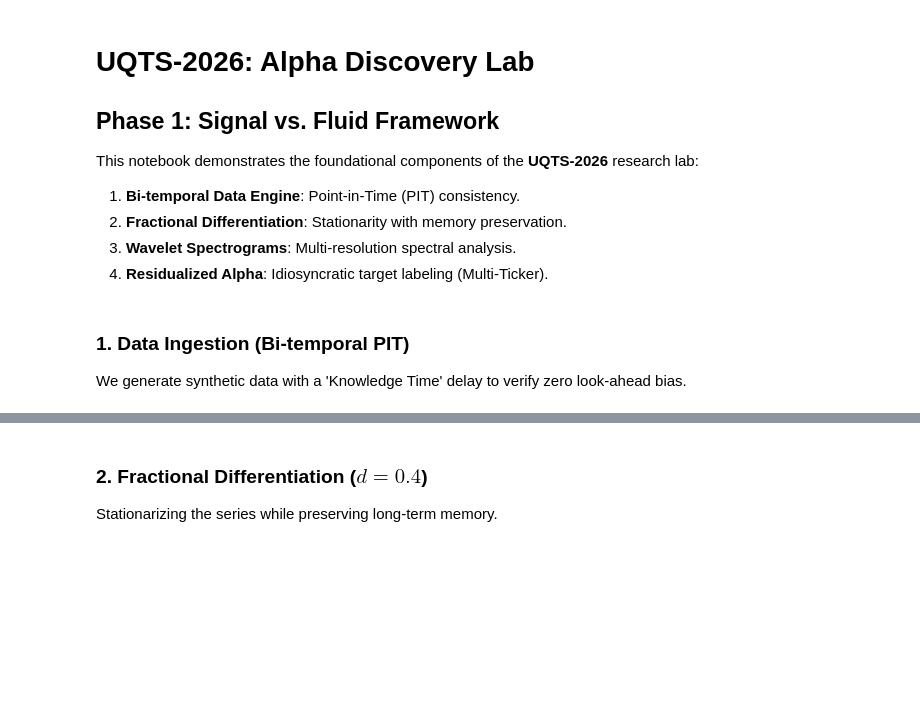
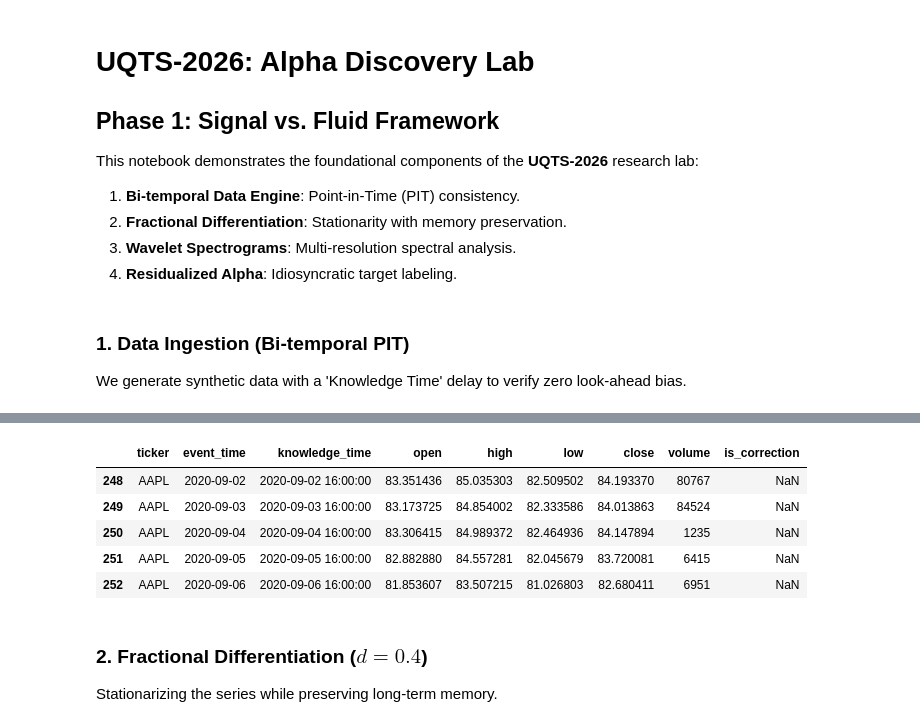
Before and after one commit to abhishek-jana/QTS2026, a Jupyter notebook: research_lab/alpha_discovery.ipynb, the cells around one changed output, grey strips where cells are left out. Drawn from its saved outputs; the diff is of its cells as text; code cells hidden in the pictures; blank space fills up the shorter version.

```diff
--- a/research_lab/alpha_discovery.ipynb
+++ b/research_lab/alpha_discovery.ipynb
@@ -6,7 +6,7 @@ This notebook demonstrates the foundational components of the **UQTS-2026** rese
 1. **Bi-temporal Data Engine**: Point-in-Time (PIT) consistency.
 2. **Fractional Differentiation**: Stationarity with memory preservation.
 3. **Wavelet Spectrograms**: Multi-resolution spectral analysis.
-4. **Residualized Alpha**: Idiosyncratic target labeling (Multi-Ticker).
+4. **Residualized Alpha**: Idiosyncratic target labeling.
 # %%
 import sys
 import os
@@ -29,12 +29,14 @@ plt.rcParams['figure.figsize'] = [12, 8]
 We generate synthetic data with a 'Knowledge Time' delay to verify zero look-ahead bias.
 # %%
 engine = DataEngine()
-tickers = ['AAPL', 'MSFT', 'GOOG', 'SPY']
+tickers = ['AAPL', 'MSFT', 'SPY']
 engine.generate_synthetic_pit_data(tickers, days=500)
 
 # Fetch a PIT view as of midway through the period
 as_of_date = datetime(2020, 1, 1) + timedelta(days=250)
-pit_view = pd.concat([engine.get_pit_view(t, as_of_date) for t in tickers])
+pit_view_aapl = engine.get_pit_view('AAPL', as_of_date)
+pit_view_spy = engine.get_pit_view('SPY', as_of_date)
 
-print(f"Data points known for universe as of {as_of_date}: {len(pit_view)}")
-pit_view.head()
+print(f"Data points known for AAPL as of {as_of_date}: {len(pit_view_aapl)}")
+pit_view_aapl.tail()
+# %% [output]
@@ -41,3 +44,9 @@ pit_view.head()
+|  | ticker | event_time | knowledge_time | open | high | low | close | volume | is_correction |
+| 248 | AAPL | 2020-09-02 | 2020-09-02 16:00:00 | 83.351436 | 85.035303 | 82.509502 | 84.193370 | 80767 | NaN |
+| 249 | AAPL | 2020-09-03 | 2020-09-03 16:00:00 | 83.173725 | 84.854002 | 82.333586 | 84.013863 | 84524 | NaN |
+| 250 | AAPL | 2020-09-04 | 2020-09-04 16:00:00 | 83.306415 | 84.989372 | 82.464936 | 84.147894 | 1235 | NaN |
+| 251 | AAPL | 2020-09-05 | 2020-09-05 16:00:00 | 82.882880 | 84.557281 | 82.045679 | 83.720081 | 6415 | NaN |
+| 252 | AAPL | 2020-09-06 | 2020-09-06 16:00:00 | 81.853607 | 83.507215 | 81.026803 | 82.680411 | 6951 | NaN |
 # %% [markdown]
 ### 2. Fractional Differentiation ($d=0.4$)
 Stationarizing the series while preserving long-term memory.
```
Also changed, not shown: parts of 7 cells of this notebook, 15 other files.
